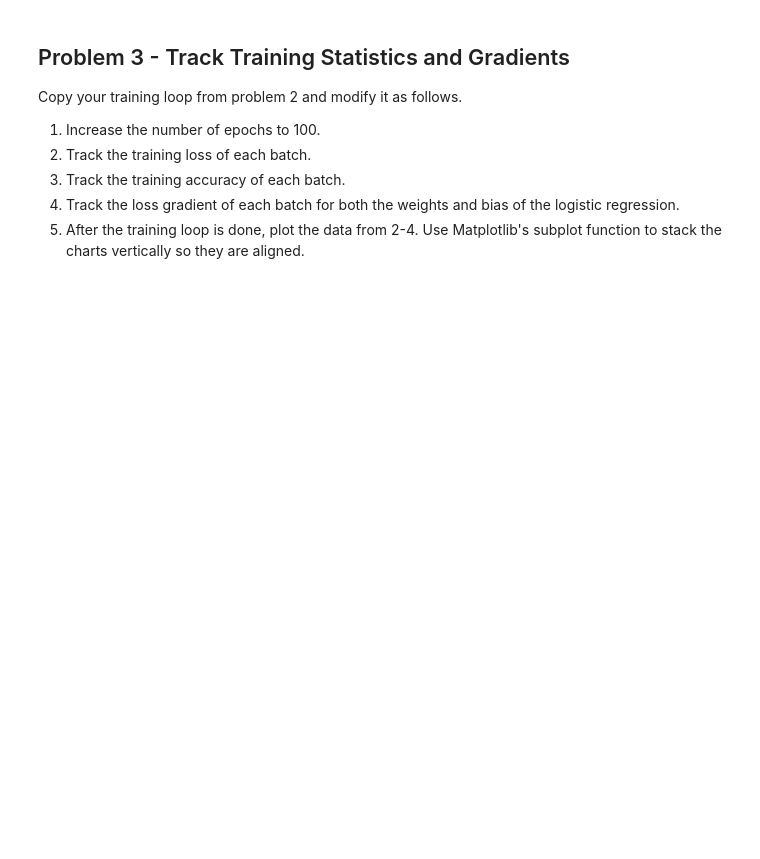
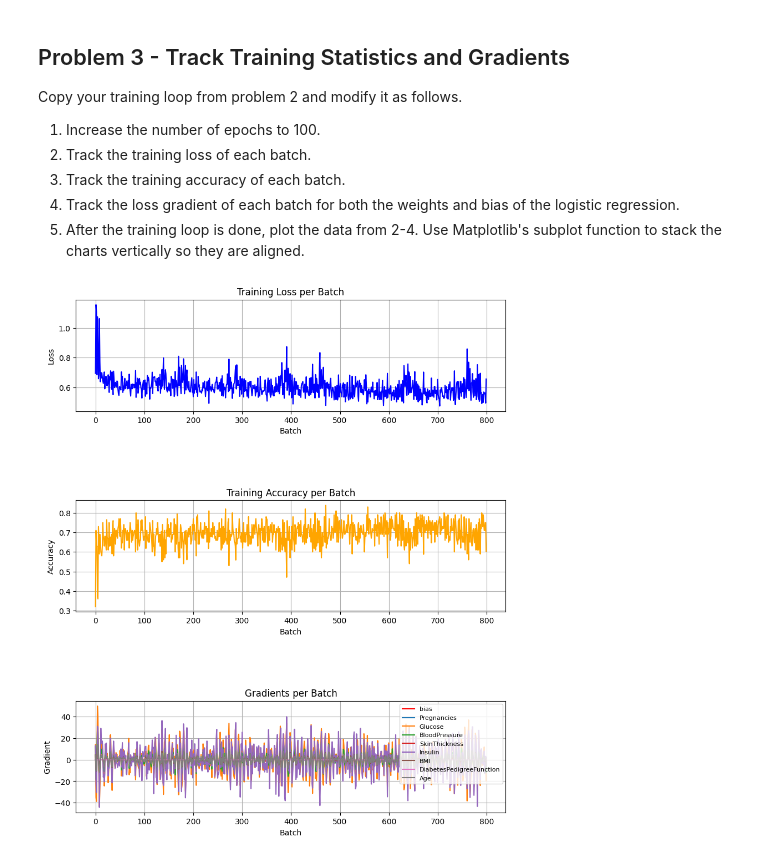
Before and after one commit to yxin98/Development-Projects, a Jupyter notebook: discussion_04.ipynb, the cells around one changed output. Saved outputs shown, nothing was run; the diff lists cells and outputs as text; code cells hidden in the pictures; blank space fills up the shorter version.

```diff
--- a/discussion_04.ipynb
+++ b/discussion_04.ipynb
@@ -148,10 +148,10 @@ Create a DataLoader object using an instance of your `DiabetesDataset` class and
 
 from torch.utils.data import DataLoader
 
-dataset = __FILL__ # Hint: Use our dataframe to create the dataset object
+dataset = DiabetesDataset(df) # Hint: Use our dataframe to create the dataset object
 
 dataloader = DataLoader(
-    __FILL__,
+    dataset,
     batch_size=100,
     shuffle=True
 )
@@ -254,23 +272,23 @@ class LogisticRegression(torch.nn.Module):
 
 import torch.nn.functional as F
 
-model = __FILL__
-optimizer = __FILL__(__FILL__, lr=__FILL__)
-num_epochs = __FILL__
+model = LogisticRegression()
+optimizer = torch.optim.Adam(model.parameters(), lr=0.01)
+num_epochs = 10
 
-for epoch in range(__FILL__):
+for epoch in range(num_epochs):
     epoch_loss = 0.0
     num_batches = 0
 
-    for batch_inputs, batch_targets in __FILL__:
+    for batch_inputs, batch_targets in dataloader:
         batch_targets = batch_targets.view(-1, 1)
 
 
-        outputs = __FILL__
-        loss = __FILL__
+        outputs = model(batch_inputs)
+        loss = F.binary_cross_entropy(outputs, batch_targets)
 
         optimizer.zero_grad()
-        loss.__FILL__
+        loss.backward()
         optimizer.step()
 
         epoch_loss += loss.item()
@@ -327,34 +356,36 @@ __FILL__ = np.array(__FILL__).flatten() # Convert biases weights to numpy
 # %%
 # YOUR CHANGES HERE
 
 plt.figure(figsize=(10, 12))
 
 # 1. Training Loss
 plt.subplot(3, 1, 1)
-plt.plot(__FILL__, color='blue') # Loss array
+plt.plot(losses, color='blue') # Loss array
 plt.title("Training Loss per Batch")
 plt.xlabel("Batch")
-plt.ylabel(__FILL__) # Label
+plt.ylabel("Loss") # Label
 plt.grid(True)
 
 # 2. Training Accuracy
 plt.subplot(3, 1, 2)
-plt.plot(__FILL__, color='orange') # Accuracy array
+plt.plot(accuracies, color='orange') # Accuracy array
 plt.title("Training Accuracy per Batch")
 plt.xlabel("Batch")
-plt.ylabel(__FILL__) # Label
+plt.ylabel("Accuracy") # Label
 plt.grid(True)
 
 # 3. Gradients
 plt.subplot(3, 1, 3)
-plt.plot(__FILL__, label="bias", color='red') # Bias array
-for i in range(__FILL__.shape[1]): # Weight array
-    plt.plot(__FILL__[:, i], label=f"{df.columns[i]}") # Weight array
+plt.plot(bias_grads, label="bias", color='red') # Bias array
+for i in range(weight_grads.shape[1]): # Weight array
+    plt.plot(weight_grads[:, i], label=f"{df.columns[i]}") # Weight array
 plt.title("Gradients per Batch")
 plt.xlabel("Batch")
-plt.ylabel(__FILL__) # Label
+plt.ylabel("Gradient") # Label
 plt.legend(fontsize=8)
 plt.grid(True)
 
 plt.subplots_adjust(hspace=0.8)
 plt.show()
+# %% [output]
+[figure, added]
```
Also changed, not shown: parts of 6 cells of this notebook.
